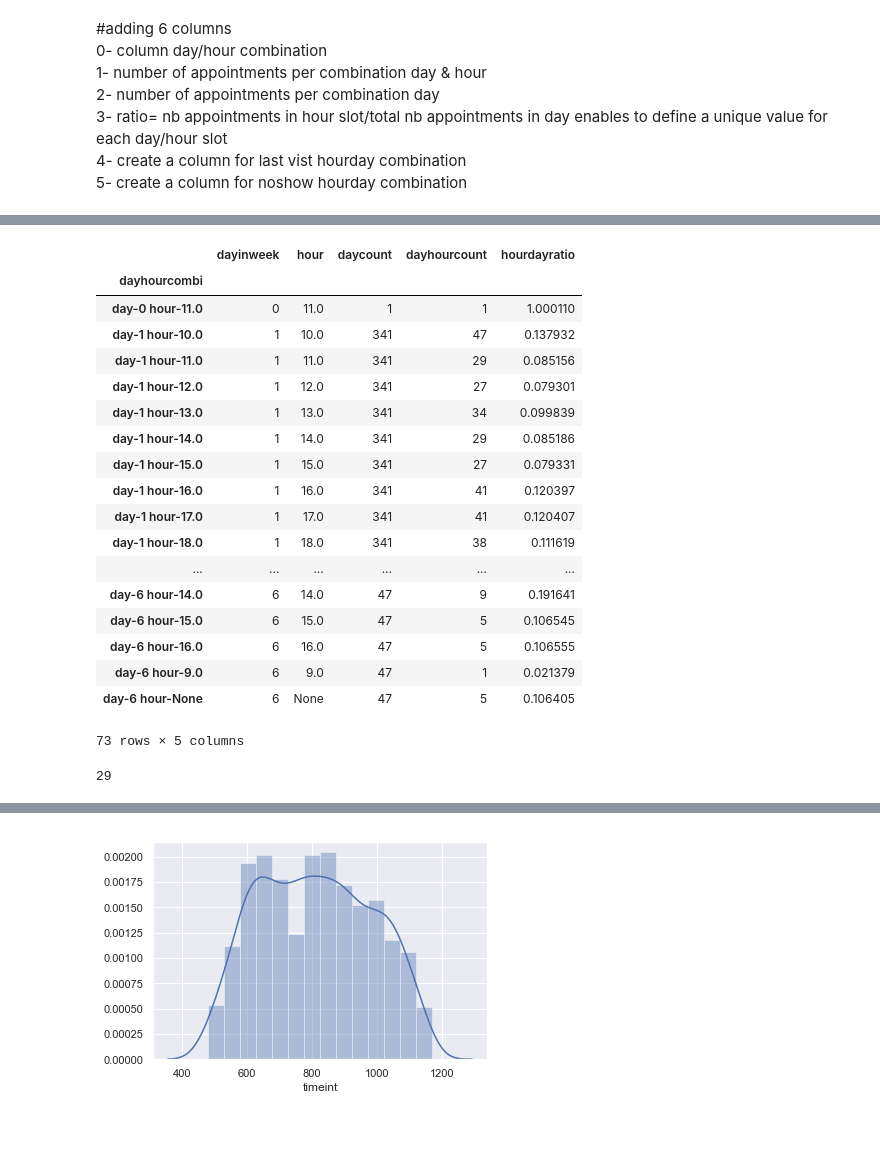
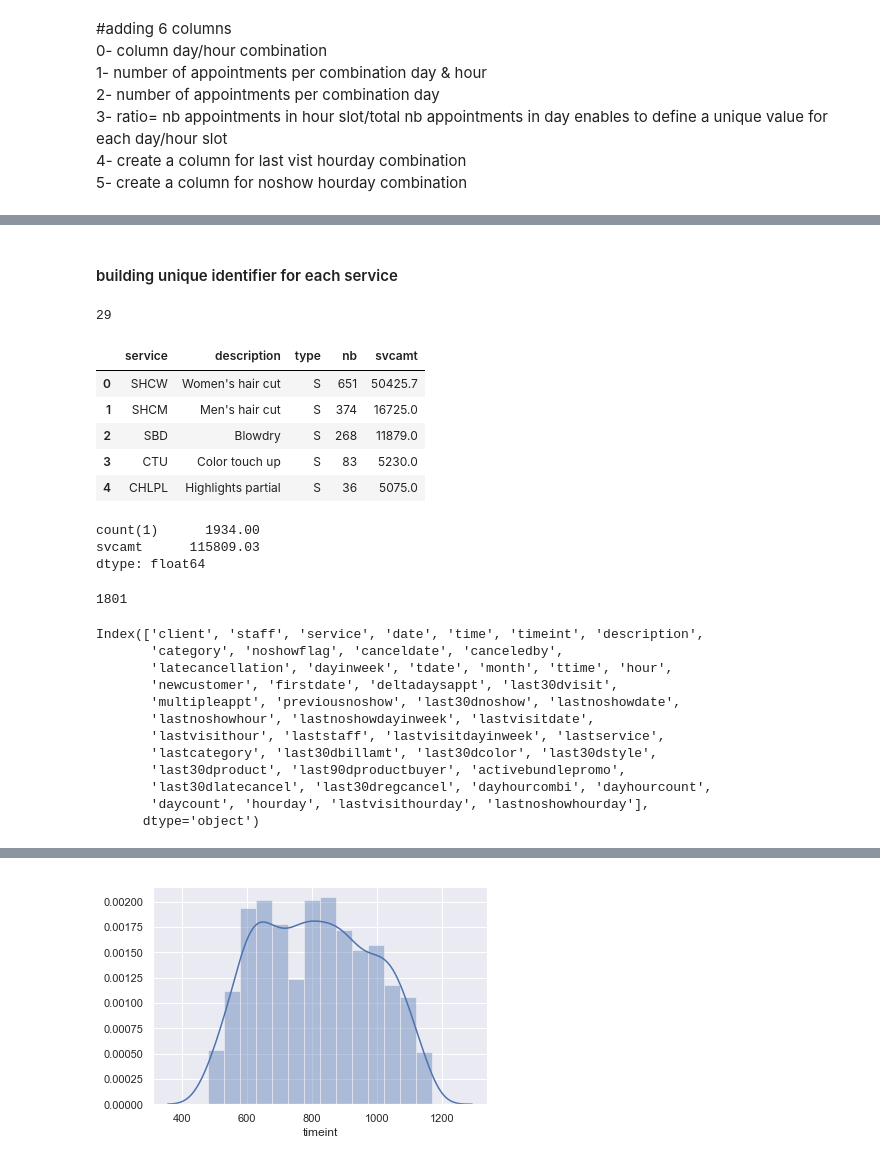
Before and after one commit to ericma007/p1, a Jupyter notebook: notebooks/init-database-exploration.ipynb, the cells around one changed output, grey strips where cells are left out. Saved outputs shown, nothing was run; the diff lists cells and outputs as text; code cells hidden in the pictures; blank space fills up the shorter version.

```diff
--- a/notebooks/init-database-exploration.ipynb
+++ b/notebooks/init-database-exploration.ipynb
@@ -988,25 +970,6 @@ dfinal2
 # %%
 df2=dfinal2.groupby('dayhourcombi').first()
 df2.dtypes
-apptstats=df2[['dayinweek','hour','daycount','dayhourcount','hourdayratio']]
-apptstats
+apptstats=df2[['dayinweek','hour','daycount','dayhourcount','hourday']]
+apptstats=apptstats.reset_index()
+apptstats['lastvisithourday']=apptstats['hourday']
-# %% [output]
-|  | dayinweek | hour | daycount | dayhourcount | hourdayratio |
-| dayhourcombi |  |  |  |  |  |
-| day-0 hour-11.0 | 0 | 11.0 | 1 | 1 | 1.000110 |
-| day-1 hour-10.0 | 1 | 10.0 | 341 | 47 | 0.137932 |
-| day-1 hour-11.0 | 1 | 11.0 | 341 | 29 | 0.085156 |
-| day-1 hour-12.0 | 1 | 12.0 | 341 | 27 | 0.079301 |
-| day-1 hour-13.0 | 1 | 13.0 | 341 | 34 | 0.099839 |
-| day-1 hour-14.0 | 1 | 14.0 | 341 | 29 | 0.085186 |
-| day-1 hour-15.0 | 1 | 15.0 | 341 | 27 | 0.079331 |
-| day-1 hour-16.0 | 1 | 16.0 | 341 | 41 | 0.120397 |
-| day-1 hour-17.0 | 1 | 17.0 | 341 | 41 | 0.120407 |
-| day-1 hour-18.0 | 1 | 18.0 | 341 | 38 | 0.111619 |
-| ... | ... | ... | ... | ... | ... |
-| day-6 hour-14.0 | 6 | 14.0 | 47 | 9 | 0.191641 |
-| day-6 hour-15.0 | 6 | 15.0 | 47 | 5 | 0.106545 |
-| day-6 hour-16.0 | 6 | 16.0 | 47 | 5 | 0.106555 |
-| day-6 hour-9.0 | 6 | 9.0 | 47 | 1 | 0.021379 |
-| day-6 hour-None | 6 | None | 47 | 5 | 0.106405 |
-73 rows × 5 columns
@@ -1013,5 +996,47 @@ apptstats
+# %% [markdown]
+<h4> building unique identifier for each service
 # %%
 #29 different services are sold
 len(np.unique(np.array(dfinal2['service'])))
 # %% [output]
 29
+# %%
+#99 products and services were sold
+query="""select service,description,type,count(1) nb,SUM(amount) 'svcamt' from vreceipt  group by service order by svcamt desc """
+services=readSQL(query)
+services.head()
+# %% [output]
+|  | service | description | type | nb | svcamt |
+| 0 | SHCW | Women's hair cut | S | 651 | 50425.7 |
+| 1 | SHCM | Men's hair cut | S | 374 | 16725.0 |
+| 2 | SBD | Blowdry | S | 268 | 11879.0 |
+| 3 | CTU | Color touch up | S | 83 | 5230.0 |
+| 4 | CHLPL | Highlights partial | S | 36 | 5075.0 |
+# %%
+#total revenue
+services.sum()
+# %% [output]
+count(1)      1934.00
+svcamt      115809.03
+dtype: float64
+# %%
+query="""select * from bookingtmp3"""
+df=readSQL(query)
+len(df)
+# %% [output]
+1801
+# %%
+for row in
+# %% [output]
+Index(['client', 'staff', 'service', 'date', 'time', 'timeint', 'description',
+       'category', 'noshowflag', 'canceldate', 'canceledby',
+       'latecancellation', 'dayinweek', 'tdate', 'month', 'ttime', 'hour',
+       'newcustomer', 'firstdate', 'deltadaysappt', 'last30dvisit',
+       'multipleappt', 'previousnoshow', 'last30dnoshow', 'lastnoshowdate',
+       'lastnoshowhour', 'lastnoshowdayinweek', 'lastvisitdate',
+       'lastvisithour', 'laststaff', 'lastvisitdayinweek', 'lastservice',
+       'lastcategory', 'last30dbillamt', 'last30dcolor', 'last30dstyle',
+       'last30dproduct', 'last90dproductbuyer', 'activebundlepromo',
+       'last30dlatecancel', 'last30dregcancel', 'dayhourcombi', 'dayhourcount',
+       'daycount', 'hourday', 'lastvisithourday', 'lastnoshowhourday'],
+      dtype='object')
```
Also changed, not shown: parts of 5 cells of this notebook.
